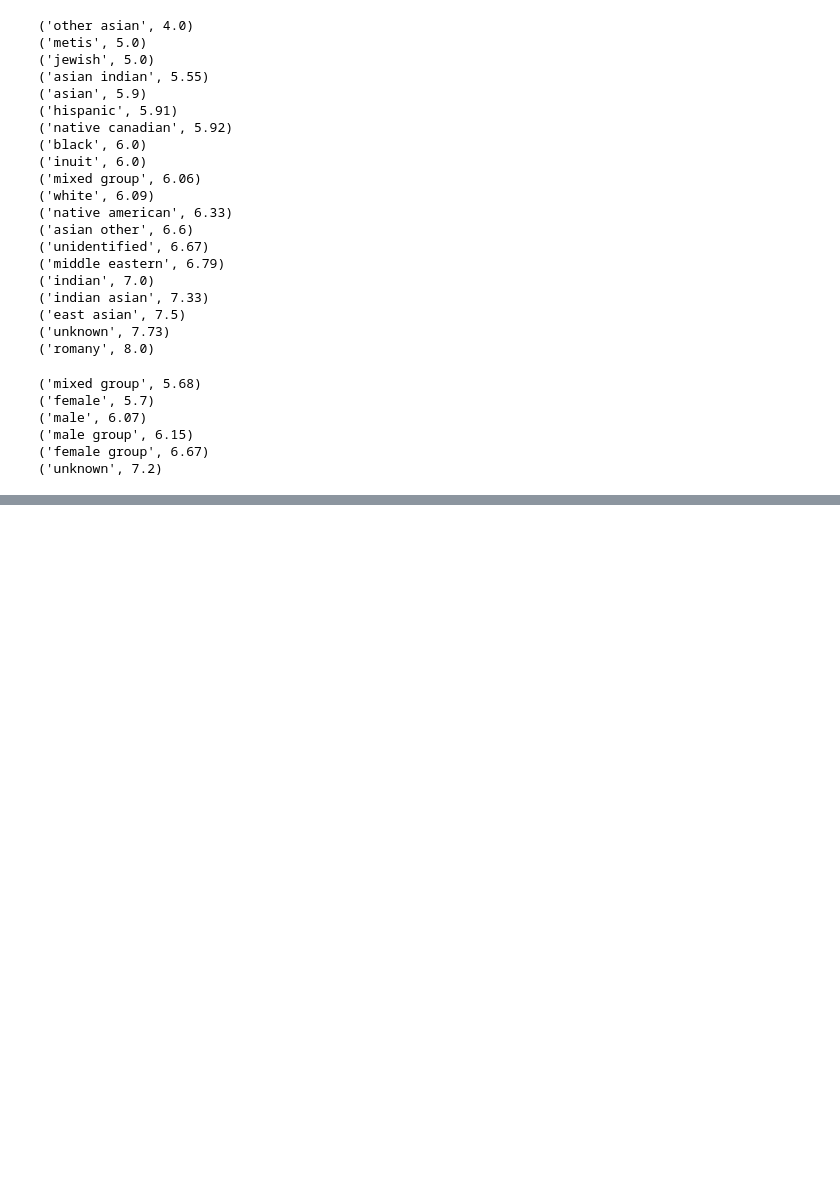
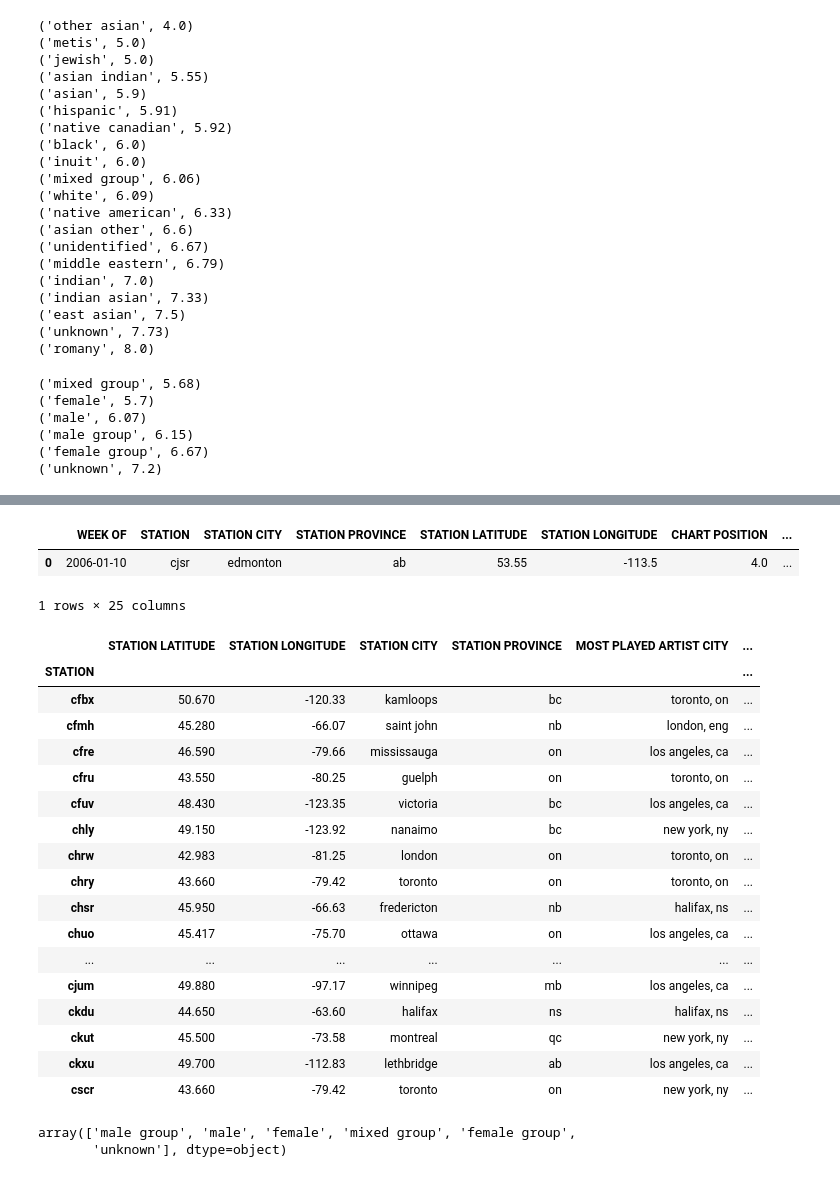
Before and after one commit to OwenBrush/canadian-hip-hop-radio-analysis, a Jupyter notebook: data_exploration.ipynb, the cells around one changed output, grey strips where cells are left out. Saved outputs shown, nothing was run; the diff lists cells and outputs as text; code cells hidden in the pictures; blank space fills up the shorter version.

Commit message:
began compiling station table

```diff
--- a/data_exploration.ipynb
+++ b/data_exploration.ipynb
@@ -144,0 +163,68 @@ average_position_by_demographic('ARTIST GENDER')
+# %%
+df.head(1)
+# %% [output]
+|  | WEEK OF | STATION | STATION CITY | STATION PROVINCE | STATION LATITUDE | STATION LONGITUDE | CHART POSITION | ... |
+| 0 | 2006-01-10 | cjsr | edmonton | ab | 53.55 | -113.5 | 4.0 | ... |
+1 rows × 25 columns
+# %%
+station_data = df.groupby('STATION').agg(lambda x: x.value_counts().index[0])[
+                                                [ 'STATION LATITUDE',
+                                                  'STATION LONGITUDE',
+                                                  'STATION CITY',
+                                                  'STATION PROVINCE',
+                                                  # 'ARTIST GENDER',
+                                                  # 'CENSUS RACE CLASSIFICATION',
+                                                  'ARTIST HOME CITY',
+                                                  'ARTIST COUNTRY',
+                                                  'LABEL TYPE',
+                                                  'LABEL NAME'
+                                                  ]
+                                                ]
+
+station_data.rename(columns={ 'ARTIST GENDER': 'MOST PLAYED GENDER',
+                              'CENSUS RACE CLASSIFICATION' : 'MOST PLAYED RACE',
+                              'ARTIST HOME CITY' : 'MOST PLAYED ARTIST CITY',
+                              'ARTIST COUNTRY' : 'MOST PLAYED ARTIST COUNTRY',
+                              'LABEL TYPE' : 'MOST PLAYED LABEL TYPE',
+                              'LABEL NAME' : 'MOST PLAYED LABEL '
+
+                             }, inplace=True)
+
+
+# artist_data = df.groupby('ARTIST NAME(S)').agg(lambda x: x.value_counts().index[0])[
+#                                                 [ 'ARTIST COUNTRY',
+#                                                   'ARTIST HOME CITY',
+#                                                   'LANGUAGE OF MUSIC',
+#                                                   'VISIBLE ETHNIC MINORITY',
+#                                                   'CENSUS RACE CLASSIFICATION',
+#                                                   'ARTIST GENDER',
+#                                                   'CANADIAN CONTENT',
+#                                                   'STATION']
+#                                                 ]
+# artist_data.rename(columns={'STATION': 'MOST PLAYED STATION'}, inplace=True)
+station_data.groupby('STATION')
+# artist_data['ALBUMS PLAYED'] =  df.groupby('ARTIST NAME(S)')['ALBUM NAME'].nunique()
+# artist_data['STATIONS PLAYED ON'] =  df.groupby('ARTIST NAME(S)')['STATION'].nunique()
+# artist_data['MEAN CHART POSITION'] =  df.groupby('ARTIST NAME(S)')['CHART POSITION'].mean().round().astype(int)
+# artist_data['TOTAL DAYS PLAYED'] =  df.groupby('ARTIST NAME(S)')['ALBUM NAME'].count()
+
+station_data
+# %% [output]
+|  | STATION LATITUDE | STATION LONGITUDE | STATION CITY | STATION PROVINCE | MOST PLAYED ARTIST CITY | ... |
+| STATION |  |  |  |  |  | ... |
+| cfbx | 50.670 | -120.33 | kamloops | bc | toronto, on | ... |
+| cfmh | 45.280 | -66.07 | saint john | nb | london, eng | ... |
+| cfre | 46.590 | -79.66 | mississauga | on | los angeles, ca | ... |
+| cfru | 43.550 | -80.25 | guelph | on | toronto, on | ... |
+| cfuv | 48.430 | -123.35 | victoria | bc | los angeles, ca | ... |
+| chly | 49.150 | -123.92 | nanaimo | bc | new york, ny | ... |
+| chrw | 42.983 | -81.25 | london | on | toronto, on | ... |
+| chry | 43.660 | -79.42 | toronto | on | toronto, on | ... |
+| chsr | 45.950 | -66.63 | fredericton | nb | halifax, ns | ... |
+| chuo | 45.417 | -75.70 | ottawa | on | los angeles, ca | ... |
+| ... | ... | ... | ... | ... | ... | ... |
+| cjum | 49.880 | -97.17 | winnipeg | mb | los angeles, ca | ... |
+| ckdu | 44.650 | -63.60 | halifax | ns | halifax, ns | ... |
+| ckut | 45.500 | -73.58 | montreal | qc | new york, ny | ... |
+| ckxu | 49.700 | -112.83 | lethbridge | ab | los angeles, ca | ... |
+| cscr | 43.660 | -79.42 | toronto | on | new york, ny | ... |
@@ -144,0 +234,5 @@ average_position_by_demographic('ARTIST GENDER')
+# %%
+df['ARTIST GENDER'].unique()
+# %% [output]
+array(['male group', 'male', 'female', 'mixed group', 'female group',
+       'unknown'], dtype=object)
```
Also changed, not shown: parts of 7 cells of this notebook.
